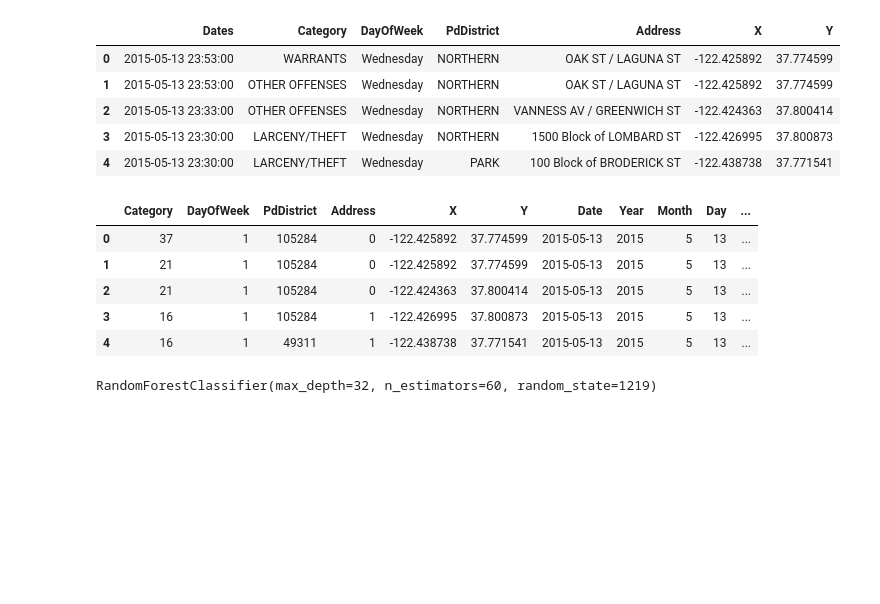
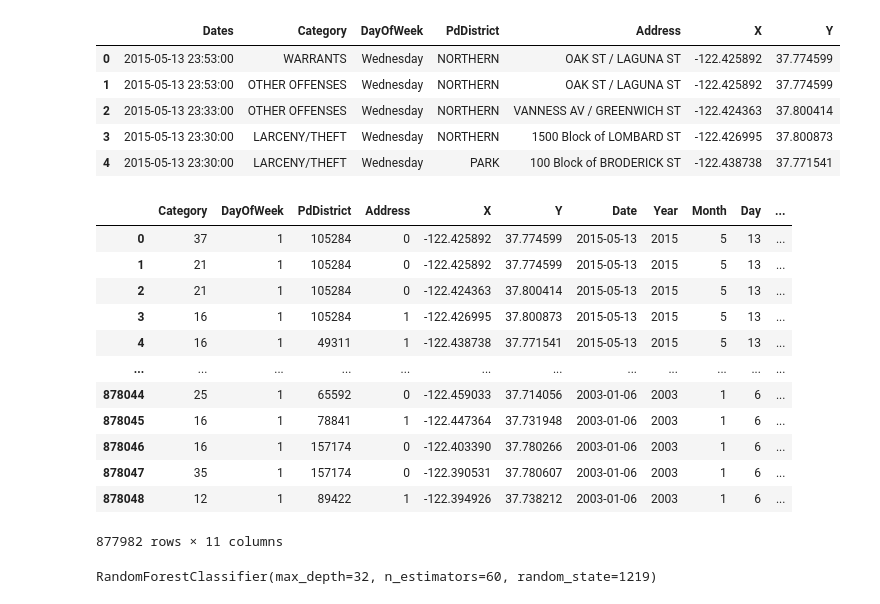
Before and after one commit to Yukari1219/kaggle, a Jupyter notebook: Crime Classification/sf_crime3.ipynb, the cells around one changed output. Cells and saved outputs as stored; diff of their text form; code cells hidden in the pictures; blank space fills up the shorter version.

```diff
--- a/Crime Classification/sf_crime3.ipynb
+++ b/Crime Classification/sf_crime3.ipynb
@@ -25,34 +25,41 @@ Dt = pd.to_datetime(train1['Dates'])
 train1['Date'] = Dt.dt.date
 train1['Year'] = Dt.dt.year
 train1['Month'] = Dt.dt.month
 train1['Day'] = Dt.dt.day
 train1['Hour'] = Dt.dt.hour
 train1.drop(["Dates"], axis = 1, inplace = True)
 
 DOW_mapping = {'Monday':1, 'Tuesday':1, 'Wednesday':1, 'Thursday':1, 'Friday':1, 'Saturday':0, 'Sunday':0}
 train1['DayOfWeek'] = train1['DayOfWeek'].map(DOW_mapping)
 
 count_encoding = train1['PdDistrict'].value_counts().to_dict()
 train1['PdDistrict'] = train1['PdDistrict'].map(count_encoding)
 
 # Ad_dict = {'.*?ST / .*?ST':0, '.*?AV / .*?AV':1, '.*?ST / .*?AV':2, '.*?AV / .*?ST':2, '.*?ST':3, '.*?AV':4}
 # train1['Address'] = train1['Address'].replace(Ad_dict,regex = True)
 # train1['Address'].unique()
 
 Ad_dict = {'.* / .*':0, '.*':1}
 train1['Address'] = train1['Address'].replace(Ad_dict,regex = True)
 
 le = LabelEncoder()
 train1['Category'] = le.fit_transform(train1['Category'])
-train1.head()
+train1
 # DayOfWeek...平日休日mapping, PdDistrict...count
 # %% [output]
 |  | Category | DayOfWeek | PdDistrict | Address | X | Y | Date | Year | Month | Day | ... |
 | 0 | 37 | 1 | 105284 | 0 | -122.425892 | 37.774599 | 2015-05-13 | 2015 | 5 | 13 | ... |
 | 1 | 21 | 1 | 105284 | 0 | -122.425892 | 37.774599 | 2015-05-13 | 2015 | 5 | 13 | ... |
 | 2 | 21 | 1 | 105284 | 0 | -122.424363 | 37.800414 | 2015-05-13 | 2015 | 5 | 13 | ... |
 | 3 | 16 | 1 | 105284 | 1 | -122.426995 | 37.800873 | 2015-05-13 | 2015 | 5 | 13 | ... |
 | 4 | 16 | 1 | 49311 | 1 | -122.438738 | 37.771541 | 2015-05-13 | 2015 | 5 | 13 | ... |
+| ... | ... | ... | ... | ... | ... | ... | ... | ... | ... | ... | ... |
+| 878044 | 25 | 1 | 65592 | 0 | -122.459033 | 37.714056 | 2003-01-06 | 2003 | 1 | 6 | ... |
+| 878045 | 16 | 1 | 78841 | 1 | -122.447364 | 37.731948 | 2003-01-06 | 2003 | 1 | 6 | ... |
+| 878046 | 16 | 1 | 157174 | 0 | -122.403390 | 37.780266 | 2003-01-06 | 2003 | 1 | 6 | ... |
+| 878047 | 35 | 1 | 157174 | 0 | -122.390531 | 37.780607 | 2003-01-06 | 2003 | 1 | 6 | ... |
+| 878048 | 12 | 1 | 89422 | 1 | -122.394926 | 37.738212 | 2003-01-06 | 2003 | 1 | 6 | ... |
+877982 rows × 11 columns
 # %%
 Dt = pd.to_datetime(test['Dates'])
 test['Date'] = Dt.dt.date
```
Also changed, not shown: 3 other files.
